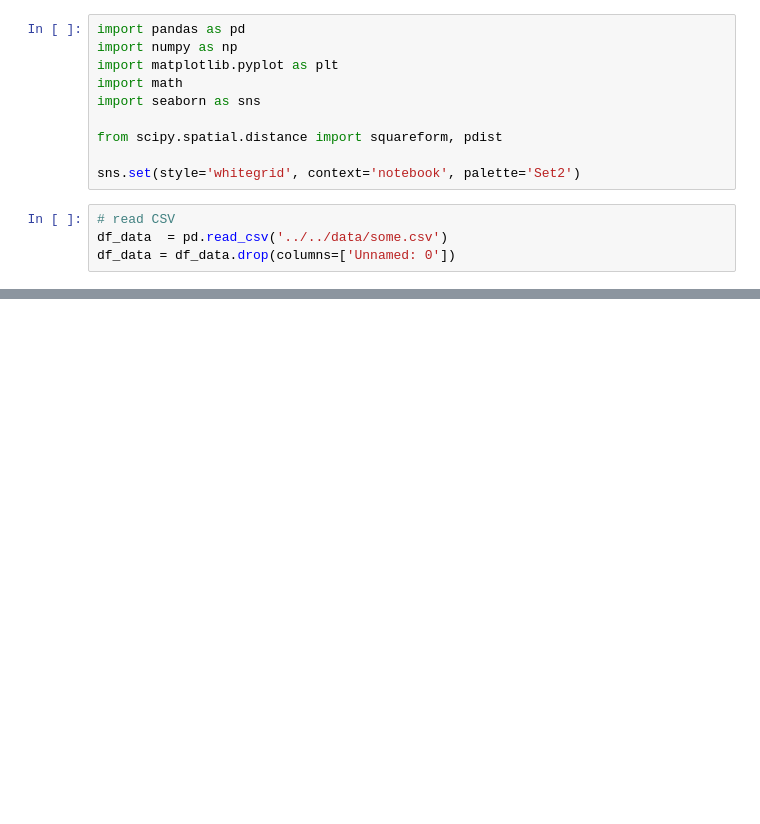
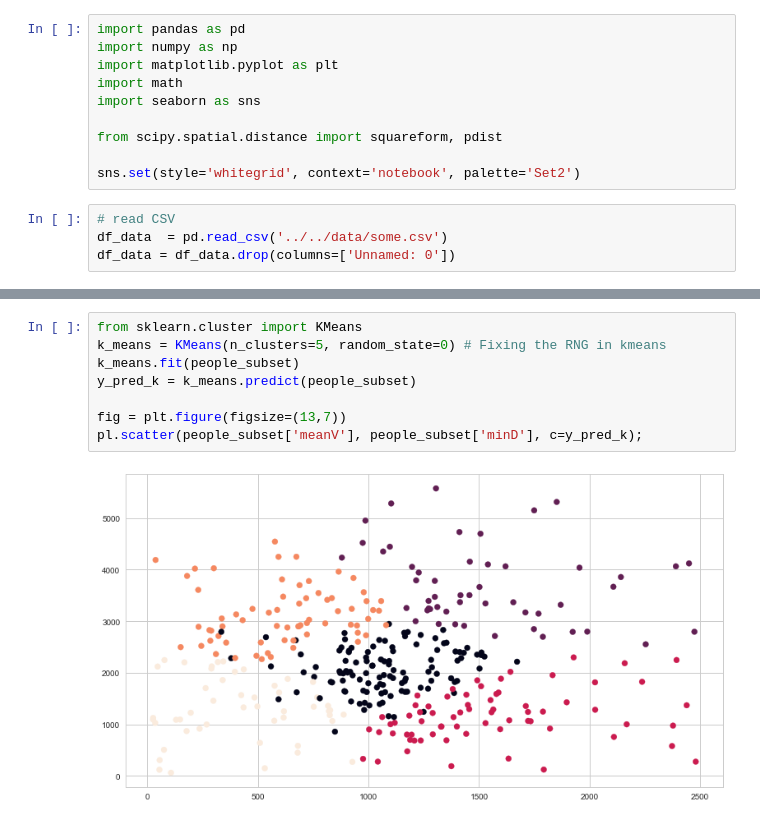
Before and after one commit to sorashido/humanTracking, a Jupyter notebook: modeling/analyzing/sample.ipynb, the cells around one changed output, grey strips where cells are left out. Saved outputs shown, nothing was run; the diff lists cells and outputs as text; blank space fills up the shorter version.

```diff
--- a/modeling/analyzing/sample.ipynb
+++ b/modeling/analyzing/sample.ipynb
@@ -41,0 +104,10 @@ df_dataset.head()
+# %%
+from sklearn.cluster import KMeans
+k_means = KMeans(n_clusters=5, random_state=0) # Fixing the RNG in kmeans
+k_means.fit(people_subset)
+y_pred_k = k_means.predict(people_subset)
+
+fig = plt.figure(figsize=(13,7))
+pl.scatter(people_subset['meanV'], people_subset['minD'], c=y_pred_k);
+# %% [output]
+[figure, added]
```
Also changed, not shown: parts of 17 cells of this notebook, 1 other file.
